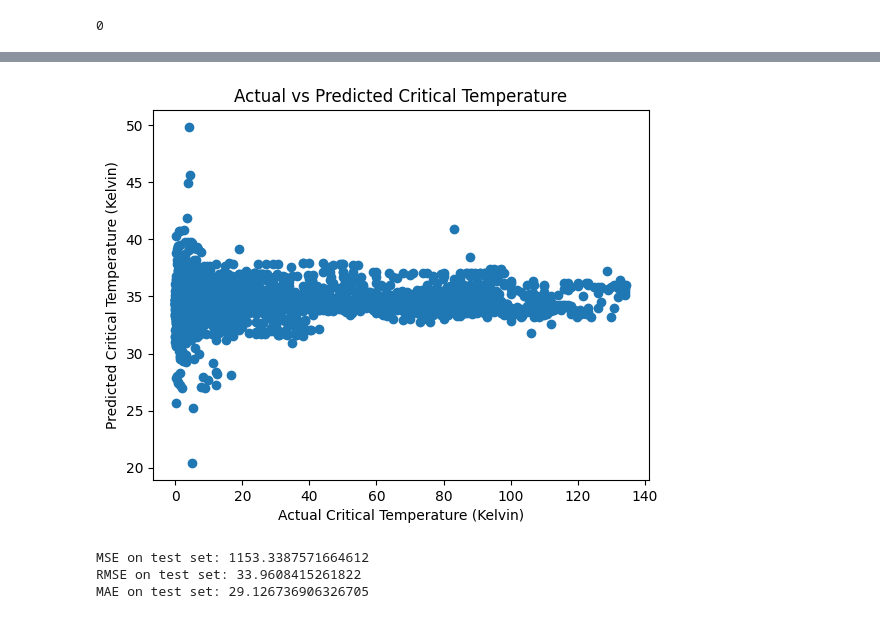
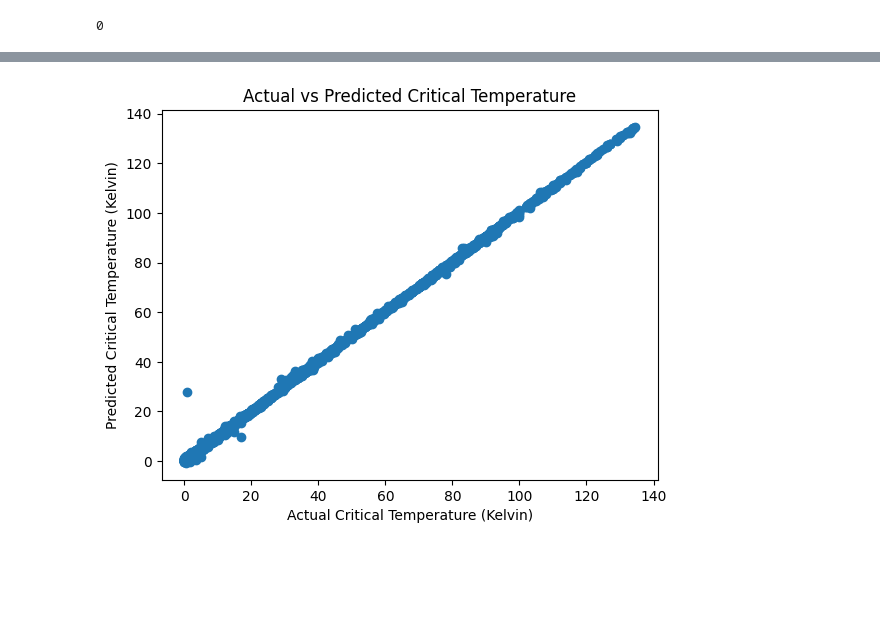
Before and after one commit to Dimiboi1553/Linear-Regression-Model-for-Superconductors, a Jupyter notebook: Linear_Regression_Model_For_Superconductors.ipynb, the cells around one changed output, grey strips where cells are left out. Saved outputs shown, nothing was run; the diff lists cells and outputs as text; code cells hidden in the pictures; blank space fills up the shorter version.

```diff
--- a/Linear_Regression_Model_For_Superconductors.ipynb
+++ b/Linear_Regression_Model_For_Superconductors.ipynb
@@ -43,7 +43,7 @@ df
 | 21262 | 3 | 87.468333 | 86.858500 | 82.555758 | 80.458722 | ... |
 21263 rows × 82 columns
 # %%
-du = pd.read_csv("/content/drive/MyDrive/unique_m.csv")
+du = pd.read_csv("/content/drive/MyDrive/Linear Regression Model for Superconductors/unique_m.csv")
 du
 # %% [output]
 |  | H | He | Li | Be | B | C | N | O | F | Ne | ... | ... |
@@ -168,0 +90,39 @@ Final bias: 34.574974060058594
+# %%
+from keras.models import Sequential
+from keras.layers import Conv1D, MaxPooling1D, Flatten, Dense
+from sklearn.metrics import mean_squared_error, mean_absolute_error, r2_score
+import numpy as np
+
+# Assuming x_train and x_test are NumPy arrays with shape (17010, 168)
+# If not, you might need to reshape your data accordingly.
+
+# Reshape input data to match the Conv1D input shape
+x_train = x_train.reshape((x_train.shape[0], x_train.shape[1], 1))
+x_test = x_test.reshape((x_test.shape[0], x_test.shape[1], 1))
+
+# Build the model
+model = Sequential()
+model.add(Conv1D(32, 3, activation='relu', input_shape=(168, 1)))
+model.add(MaxPooling1D(2))
+model.add(Flatten())
+model.add(Dense(64, activation='relu'))
+model.add(Dense(1))
+
+# Compile the model
+model.compile(optimizer='adam', loss='mean_squared_error')
+
+# Train the model
+model.fit(x_train, y_train, epochs=89, batch_size=32)
+
+# Evaluate the model
+loss = model.evaluate(x_test, y_test)
+
+y_pred = model.predict(x_test)
+
+mse = mean_squared_error(y_test, y_pred)
+mae = mean_absolute_error(y_test, y_pred)
+r2 = r2_score(y_test, y_pred)
+
+print(f'Mean Squared Error on validation set: {mse}')
+print(f'Mean Absolute Error on validation set: {mae}')
+print(f'R^2 score on validation set: {r2}')
@@ -169,8 +147,8 @@ Final bias: 34.574974060058594
 # %%
-y_pred_test = torch.matmul(x_test_tensor, weights) + bias
+y_pred = model.predict(x_test)
 
 # Plotting
-plt.scatter(y_test_tensor.numpy(), y_pred_test.detach().numpy())
+plt.scatter(y_test, y_pred)
 plt.xlabel('Actual Critical Temperature (Kelvin)')
 plt.ylabel('Predicted Critical Temperature (Kelvin)')
 plt.title('Actual vs Predicted Critical Temperature')
@@ -179,20 +158 @@ plt.show()
-[figure, old version]
+[figure, new version]
-# %%
-# Make predictions on x_test
-with torch.no_grad():
-    y_pred_test = torch.matmul(torch.tensor(x_test, dtype=torch.float32), weights) + bias
-
-# Convert to NumPy array
-y_pred_test = y_pred_test.detach().numpy()
-
-mse_test = ((y_pred_test - y_test)**2).mean()
-rmse_test = np.sqrt(mse_test)
-mae_test = np.abs(y_pred_test - y_test).mean()
-
-print(f'MSE on test set: {mse_test}')
-print(f'RMSE on test set: {rmse_test}')
-print(f'MAE on test set: {mae_test}')
-# %% [output]
-MSE on test set: 1153.3387571664612
-RMSE on test set: 33.9608415261822
-MAE on test set: 29.126736906326705
```
Also changed, not shown: parts of 9 cells of this notebook.
